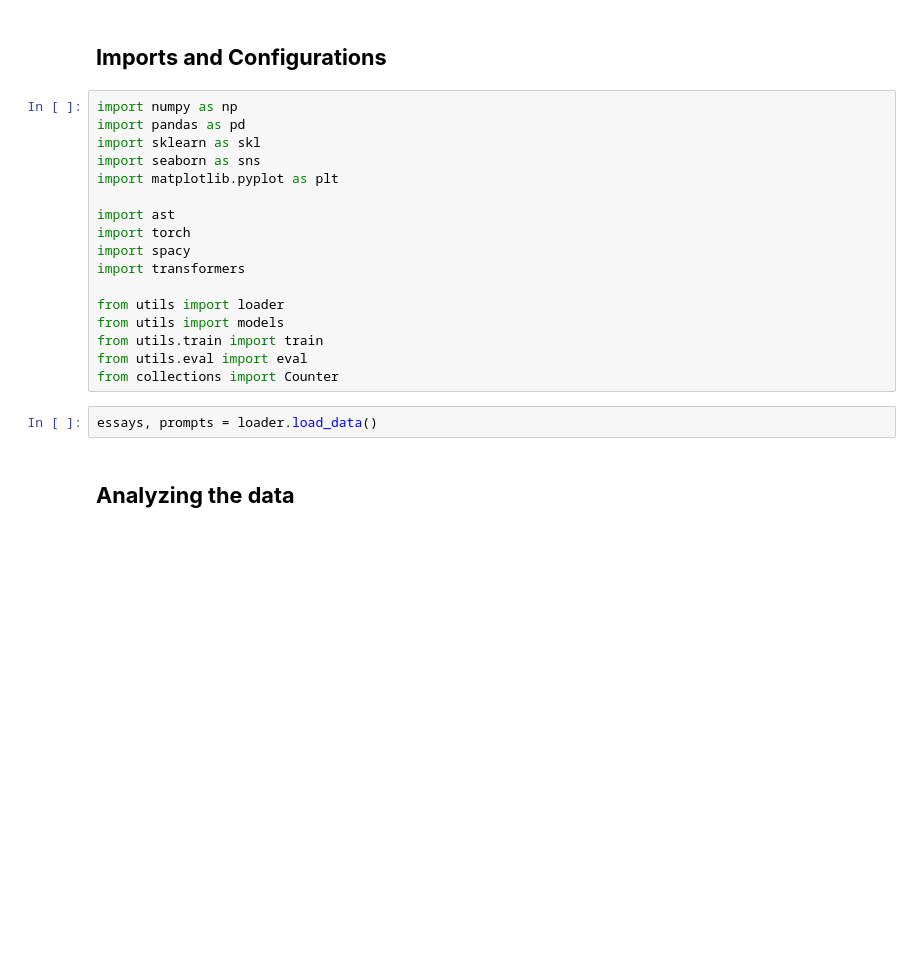
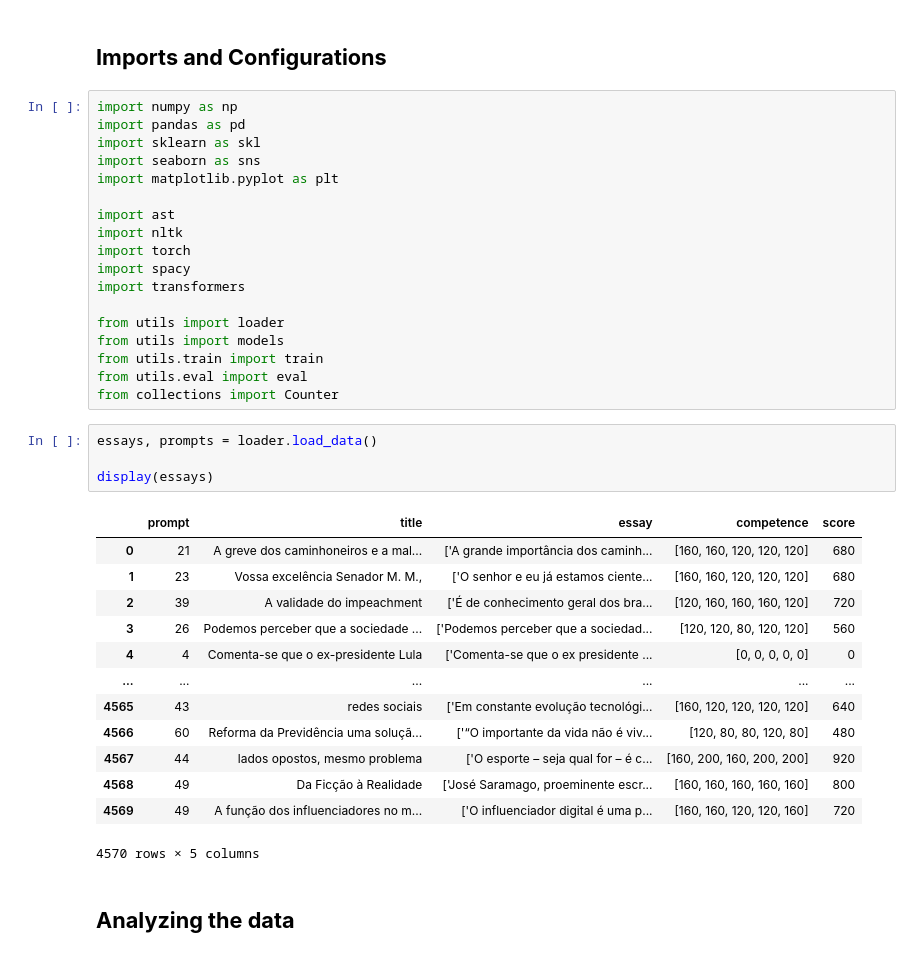
Before and after one commit to littleluwu/AES_Enem_Competencia5, a Jupyter notebook: main.ipynb, the cells around one changed output. Cells and saved outputs as stored; diff of their text form; blank space fills up the shorter version.

```diff
--- a/main.ipynb
+++ b/main.ipynb
@@ -8,6 +8,7 @@ import seaborn as sns
 import matplotlib.pyplot as plt
 
 import ast
+import nltk
 import torch
 import spacy
 import transformers
@@ -19,5 +20,21 @@ from utils.eval import eval
 from collections import Counter
 # %%
 essays, prompts = loader.load_data()
+
+display(essays)
+# %% [output]
+|  | prompt | title | essay | competence | score |
+| 0 | 21 | A greve dos caminhoneiros e a mal... | ['A grande importância dos caminh... | [160, 160, 120, 120, 120] | 680 |
+| 1 | 23 | Vossa excelência Senador M. M., | ['O senhor e eu já estamos ciente... | [160, 160, 120, 120, 120] | 680 |
+| 2 | 39 | A validade do impeachment | ['É de conhecimento geral dos bra... | [120, 160, 160, 160, 120] | 720 |
+| 3 | 26 | Podemos perceber que a sociedade ... | ['Podemos perceber que a sociedad... | [120, 120, 80, 120, 120] | 560 |
+| 4 | 4 | Comenta-se que o ex-presidente Lula | ['Comenta-se que o ex presidente ... | [0, 0, 0, 0, 0] | 0 |
+| ... | ... | ... | ... | ... | ... |
+| 4565 | 43 | redes sociais | ['Em constante evolução tecnológi... | [160, 120, 120, 120, 120] | 640 |
+| 4566 | 60 | Reforma da Previdência uma soluçã... | ['“O importante da vida não é viv... | [120, 80, 80, 120, 80] | 480 |
+| 4567 | 44 | lados opostos, mesmo problema | ['O esporte – seja qual for – é c... | [160, 200, 160, 200, 200] | 920 |
+| 4568 | 49 | Da Ficção à Realidade | ['José Saramago, proeminente escr... | [160, 160, 160, 160, 160] | 800 |
+| 4569 | 49 | A função dos influenciadores no m... | ['O influenciador digital é uma p... | [160, 160, 120, 120, 160] | 720 |
+4570 rows × 5 columns
 # %% [markdown]
 ## **Analyzing the data**
```
Also changed, not shown: parts of 12 cells of this notebook.
